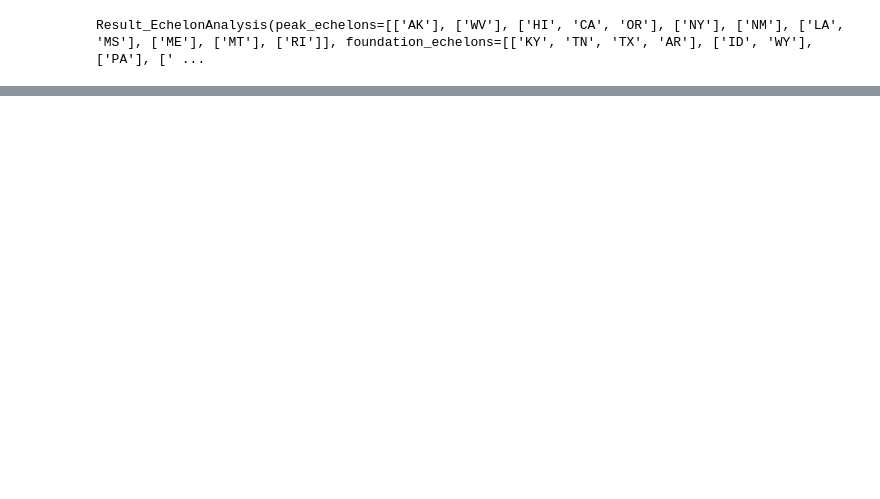
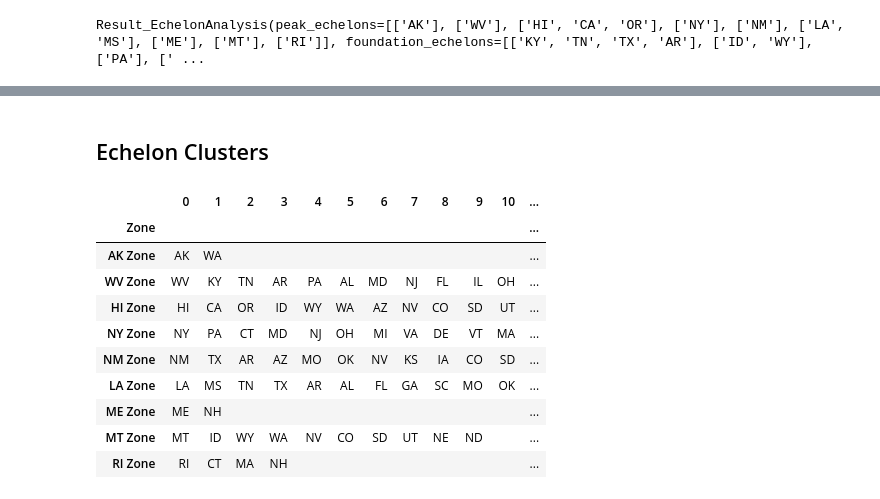
Before and after one commit to takeshi-teshima/echelon-py-examples, a Jupyter notebook: US-unemployment-rates-1997.ipynb, the cells around one changed output, grey strips where cells are left out. Drawn from its saved outputs; the diff is of its cells as text; code cells hidden in the pictures; blank space fills up the shorter version.

```diff
--- a/US-unemployment-rates-1997.ipynb
+++ b/US-unemployment-rates-1997.ipynb
@@ -160,3 +151,23 @@ E16(NH): [ND, NE, SD, UT, NH]
 │            (max: 53)
 └── E7(ME): [ME]
      (max: 54)
+# %% [markdown]
+## Echelon Clusters
+# %%
+pd.options.display.max_columns = None # Do not omit columns
+
+_df = analyzer.cluster(result)
+_df['representatives'] = _df['representatives'].map(lambda x: str(x[0]) + ' Zone')
+pd.DataFrame(_df['indices'].to_list()).fillna('').set_index(_df['representatives'].rename('Zone'))
+# %% [output]
+|  | 0 | 1 | 2 | 3 | 4 | 5 | 6 | 7 | 8 | 9 | 10 | ... |
+| Zone |  |  |  |  |  |  |  |  |  |  |  | ... |
+| AK Zone | AK | WA |  |  |  |  |  |  |  |  |  | ... |
+| WV Zone | WV | KY | TN | AR | PA | AL | MD | NJ | FL | IL | OH | ... |
+| HI Zone | HI | CA | OR | ID | WY | WA | AZ | NV | CO | SD | UT | ... |
+| NY Zone | NY | PA | CT | MD | NJ | OH | MI | VA | DE | VT | MA | ... |
+| NM Zone | NM | TX | AR | AZ | MO | OK | NV | KS | IA | CO | SD | ... |
+| LA Zone | LA | MS | TN | TX | AR | AL | FL | GA | SC | MO | OK | ... |
+| ME Zone | ME | NH |  |  |  |  |  |  |  |  |  | ... |
+| MT Zone | MT | ID | WY | WA | NV | CO | SD | UT | NE | ND |  | ... |
+| RI Zone | RI | CT | MA | NH |  |  |  |  |  |  |  | ... |
```
Also changed, not shown: parts of 9 cells of this notebook, 8 other files.
